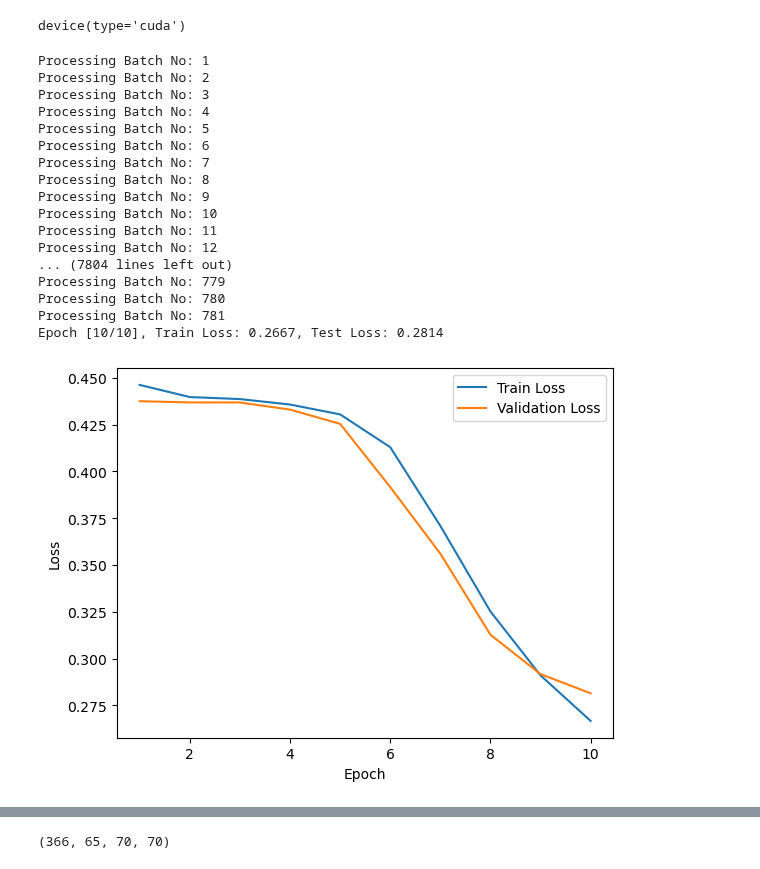
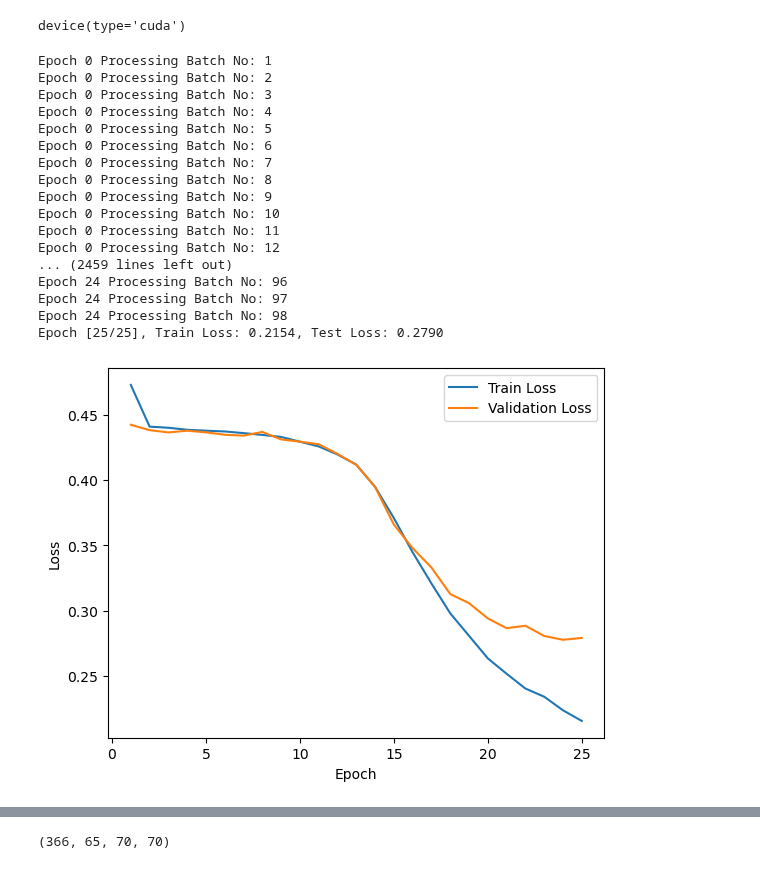
Before and after one commit to Wishmitha/Vesuvius, a Jupyter notebook: ink_detection/ink_detection_unet.ipynb, the cells around one changed output, grey strips where cells are left out. Saved outputs shown, nothing was run; the diff lists cells and outputs as text; code cells hidden in the pictures.

Commit message:
Train models for different epochs and batch sizes

```diff
--- a/ink_detection/ink_detection_unet.ipynb
+++ b/ink_detection/ink_detection_unet.ipynb
@@ -250,8 +250,8 @@ model = model.to(device)
 criterion = nn.BCELoss()  # Binary Cross-Entropy Loss
 optimizer = optim.Adam(model.parameters(), lr=0.001)
 
-num_epochs = 10
-batch_size = 8
+num_epochs = 25
+batch_size = 64
 
 best_test_loss = float('inf')
 best_model_state = None
@@ -299,52 +299,52 @@ for epoch in range(num_epochs):
         for batch in val_loader:
             images, labels = batch
 
             # Forward pass
             reconstructions = model(images)
             loss = criterion(reconstructions, labels.float())
 
             test_loss += loss.item() * images.size(0)
 
         test_loss /= len(val_loader.dataset)
         test_losses.append(test_loss)
 
         # Check if current model has the lowest test loss so far
         if test_loss < best_test_loss:
             best_test_loss = test_loss
             best_model_state = model.state_dict().copy()
 
     print(f"Epoch [{epoch+1}/{num_epochs}], Train Loss: {train_loss:.4f}, Test Loss: {test_loss:.4f}")
 
 # Plotting train and test loss
 plt.plot(range(1, num_epochs+1), train_losses, label='Train Loss')
 plt.plot(range(1, num_epochs+1), test_losses, label='Validation Loss')
 plt.xlabel('Epoch')
 plt.ylabel('Loss')
 plt.legend()
 plt.show()
 
 # Load the best model state (lowest test loss)
 model.load_state_dict(best_model_state)
-torch.save(model, '../models/ink_detection_simple_u_net.pt')
+torch.save(model, '../models/ink_detection_simple_u_net_epoch_'+str(num_epochs)+'_batch_'+str(batch_size)+'.pt')
 # %% [output]
-Processing Batch No: 1
-Processing Batch No: 2
-Processing Batch No: 3
-Processing Batch No: 4
-Processing Batch No: 5
-Processing Batch No: 6
-Processing Batch No: 7
-Processing Batch No: 8
-Processing Batch No: 9
-Processing Batch No: 10
-Processing Batch No: 11
-Processing Batch No: 12
-... (7804 lines left out)
-Processing Batch No: 779
-Processing Batch No: 780
-Processing Batch No: 781
-Epoch [10/10], Train Loss: 0.2667, Test Loss: 0.2814
+Epoch 0 Processing Batch No: 1
+Epoch 0 Processing Batch No: 2
+Epoch 0 Processing Batch No: 3
+Epoch 0 Processing Batch No: 4
+Epoch 0 Processing Batch No: 5
+Epoch 0 Processing Batch No: 6
+Epoch 0 Processing Batch No: 7
+Epoch 0 Processing Batch No: 8
+Epoch 0 Processing Batch No: 9
+Epoch 0 Processing Batch No: 10
+Epoch 0 Processing Batch No: 11
+Epoch 0 Processing Batch No: 12
+... (2459 lines left out)
+Epoch 24 Processing Batch No: 96
+Epoch 24 Processing Batch No: 97
+Epoch 24 Processing Batch No: 98
+Epoch [25/25], Train Loss: 0.2154, Test Loss: 0.2790
-[figure, old version]
+[figure, new version]
 # %%
 test_dataset = load_dataset(VESUVIUS_DATA_PATH, dataset = 'test')
 # %% [output]
```
Also changed, not shown: parts of 5 cells of this notebook, 3 other files.
